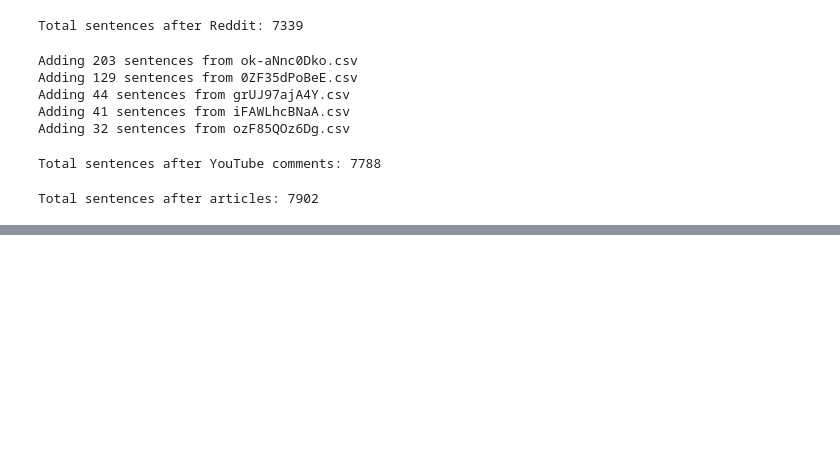
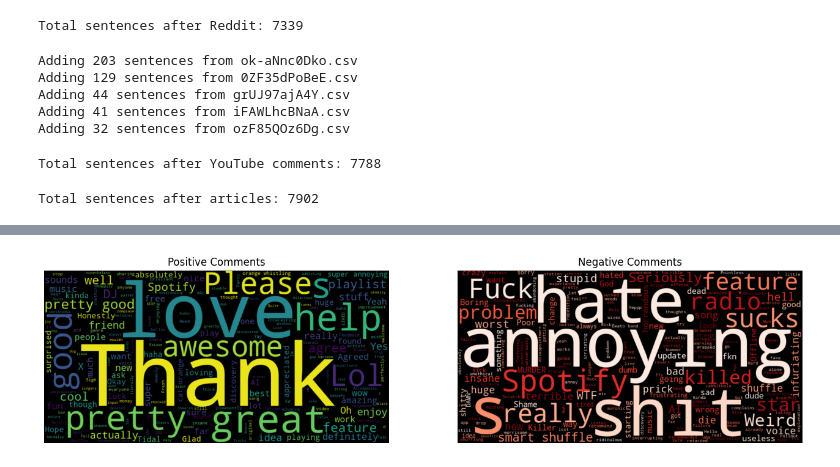
Before and after one commit to Prakhar896/SMAA2, a Jupyter notebook: analysis.ipynb, the cells around one changed output, grey strips where cells are left out. Cells and saved outputs as stored; diff of their text form; code cells hidden in the pictures; blank space fills up the shorter version.

```diff
--- a/analysis.ipynb
+++ b/analysis.ipynb
@@ -371,0 +454,21 @@ Total sentences after articles: 7902
+# %%
+from wordcloud import WordCloud
+
+positive_text = " ".join(df[df['sentiment_label']=='pos']['text'])
+negative_text = " ".join(df[df['sentiment_label']=='neg']['text'])
+
+pos_cloud = WordCloud(width=800, height=400).generate(positive_text)
+neg_cloud = WordCloud(width=800, height=400, colormap='Reds').generate(negative_text)
+
+fig, axes = plt.subplots(1, 2, figsize=(16, 8))
+axes[0].imshow(pos_cloud, interpolation='bilinear')
+axes[0].set_title('Positive Comments')
+axes[0].axis('off')
+
+axes[1].imshow(neg_cloud, interpolation='bilinear')
+axes[1].set_title('Negative Comments')
+axes[1].axis('off')
+
+plt.show()
+# %% [output]
+[figure, added]
```
Also changed, not shown: parts of 9 cells of this notebook.
